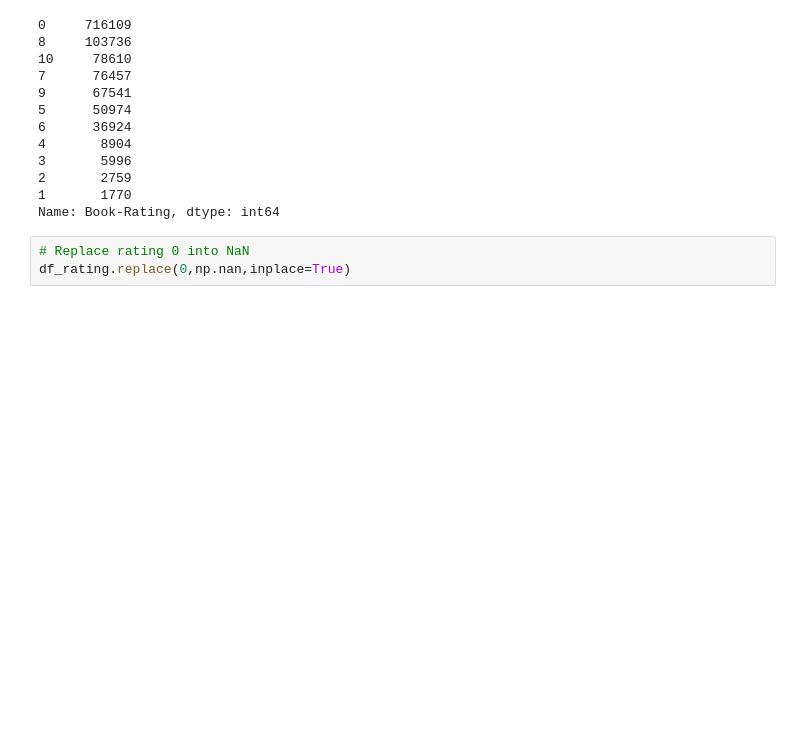
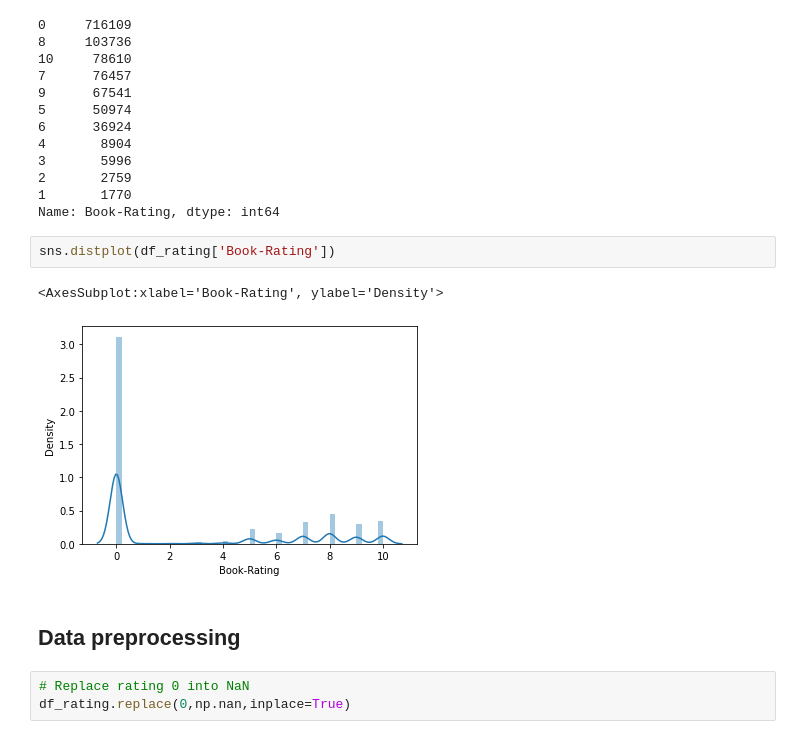
Before and after one commit to GCU-ML/Book_Recommendataion_System, a Jupyter notebook: item_based.ipynb, the cells around one changed output. Cells and saved outputs as stored; diff of their text form; blank space fills up the shorter version.

```diff
--- a/item_based.ipynb
+++ b/item_based.ipynb
@@ -22,6 +71,13 @@ df_rating['Book-Rating'].value_counts()
 2       2759
 1       1770
 Name: Book-Rating, dtype: int64
+# %%
+sns.distplot(df_rating['Book-Rating'])
+# %% [output]
+<AxesSubplot:xlabel='Book-Rating', ylabel='Density'>
+[figure, added]
+# %% [markdown]
+## Data preprocessing
 # %%
 # Replace rating 0 into NaN
 df_rating.replace(0,np.nan,inplace=True)
```
Also changed, not shown: parts of 16 cells of this notebook.
